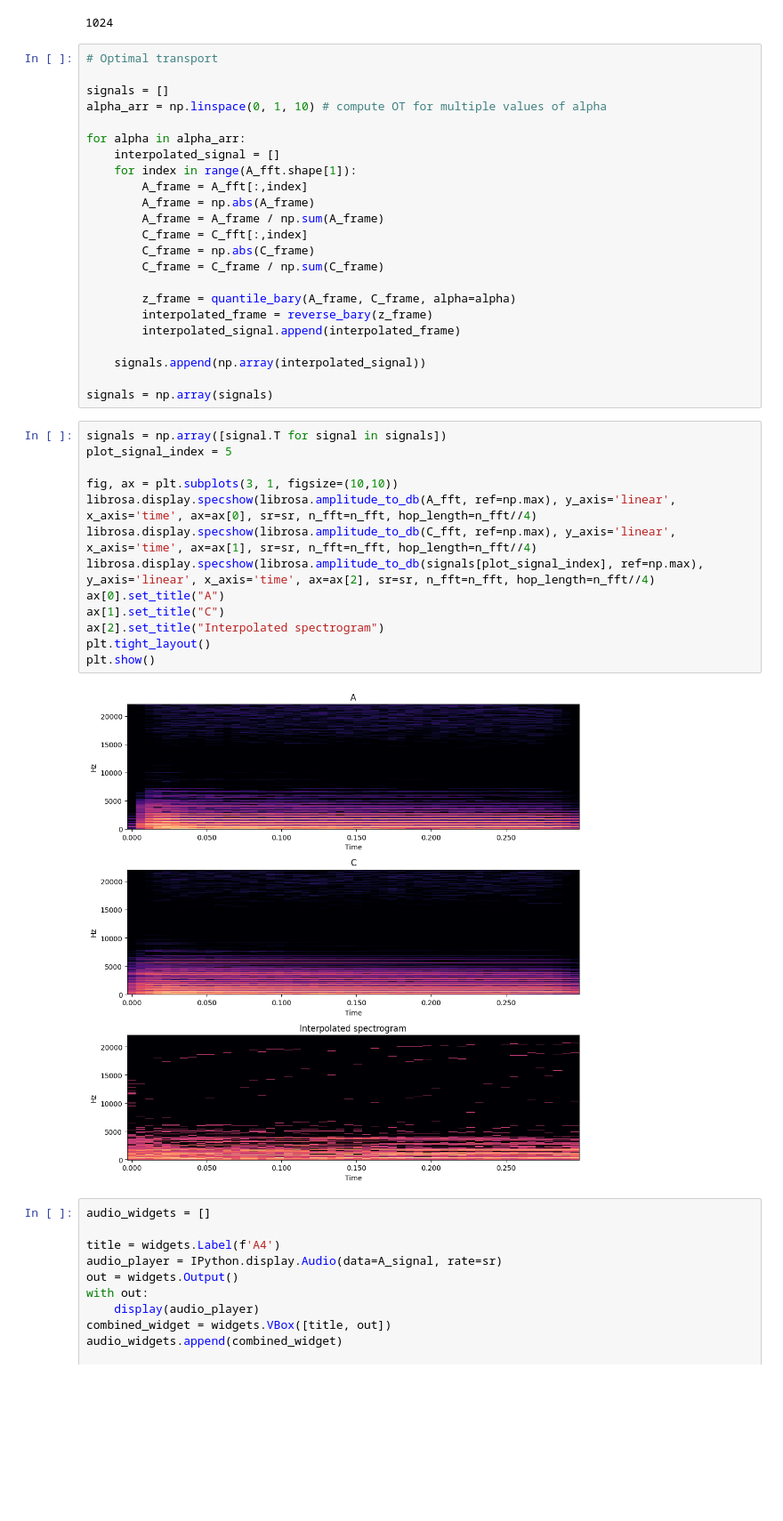
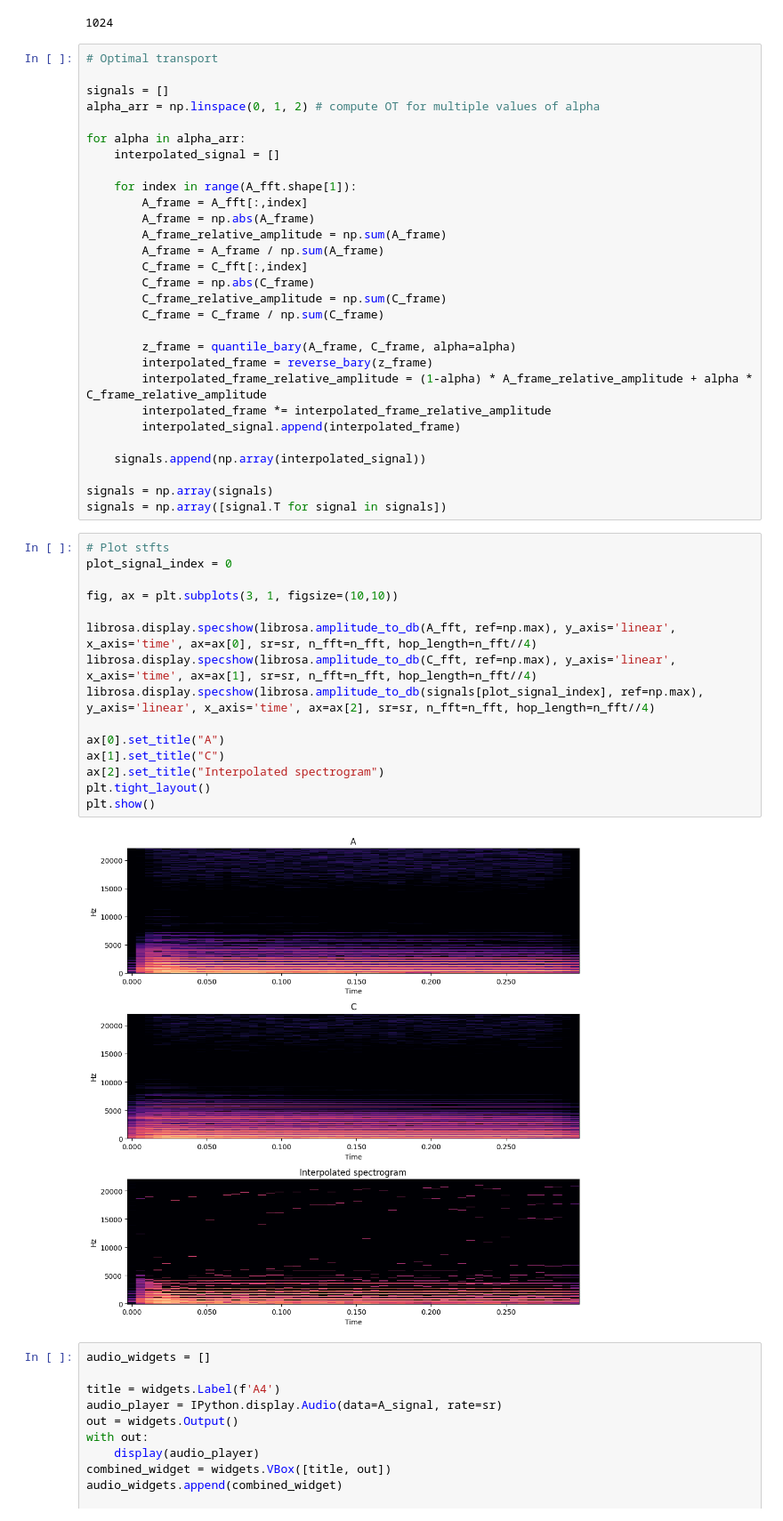
Before and after one commit to zaquastier/audio_1D_transport, a Jupyter notebook: audio_ot_lab.ipynb, the cells around one changed output. Shown at 89% size. Cells and saved outputs as stored; diff of their text form; blank space fills up the shorter version.

```diff
--- a/audio_ot_lab.ipynb
+++ b/audio_ot_lab.ipynb
@@ -186,40 +192,48 @@ n_fft
 # Optimal transport
 
 signals = []
-alpha_arr = np.linspace(0, 1, 10) # compute OT for multiple values of alpha
+alpha_arr = np.linspace(0, 1, 2) # compute OT for multiple values of alpha
 
 for alpha in alpha_arr:
     interpolated_signal = []
+
     for index in range(A_fft.shape[1]):
         A_frame = A_fft[:,index]
         A_frame = np.abs(A_frame)
+        A_frame_relative_amplitude = np.sum(A_frame)
         A_frame = A_frame / np.sum(A_frame)
         C_frame = C_fft[:,index]
         C_frame = np.abs(C_frame)
+        C_frame_relative_amplitude = np.sum(C_frame)
         C_frame = C_frame / np.sum(C_frame)
 
         z_frame = quantile_bary(A_frame, C_frame, alpha=alpha)
         interpolated_frame = reverse_bary(z_frame)
+        interpolated_frame_relative_amplitude = (1-alpha) * A_frame_relative_amplitude + alpha * C_frame_relative_amplitude
+        interpolated_frame *= interpolated_frame_relative_amplitude
         interpolated_signal.append(interpolated_frame)
 
     signals.append(np.array(interpolated_signal))
 
 signals = np.array(signals)
+signals = np.array([signal.T for signal in signals])
 # %%
-signals = np.array([signal.T for signal in signals])
-plot_signal_index = 5
+# Plot stfts
+plot_signal_index = 0
 
 fig, ax = plt.subplots(3, 1, figsize=(10,10))
+
 librosa.display.specshow(librosa.amplitude_to_db(A_fft, ref=np.max), y_axis='linear', x_axis='time', ax=ax[0], sr=sr, n_fft=n_fft, hop_length=n_fft//4)
 librosa.display.specshow(librosa.amplitude_to_db(C_fft, ref=np.max), y_axis='linear', x_axis='time', ax=ax[1], sr=sr, n_fft=n_fft, hop_length=n_fft//4)
 librosa.display.specshow(librosa.amplitude_to_db(signals[plot_signal_index], ref=np.max), y_axis='linear', x_axis='time', ax=ax[2], sr=sr, n_fft=n_fft, hop_length=n_fft//4)
+
 ax[0].set_title("A")
 ax[1].set_title("C")
 ax[2].set_title("Interpolated spectrogram")
 plt.tight_layout()
 plt.show()
 # %% [output]
-[figure, old version]
+[figure, new version]
 # %%
 audio_widgets = []
 
```
Also changed, not shown: parts of 2 cells of this notebook.
